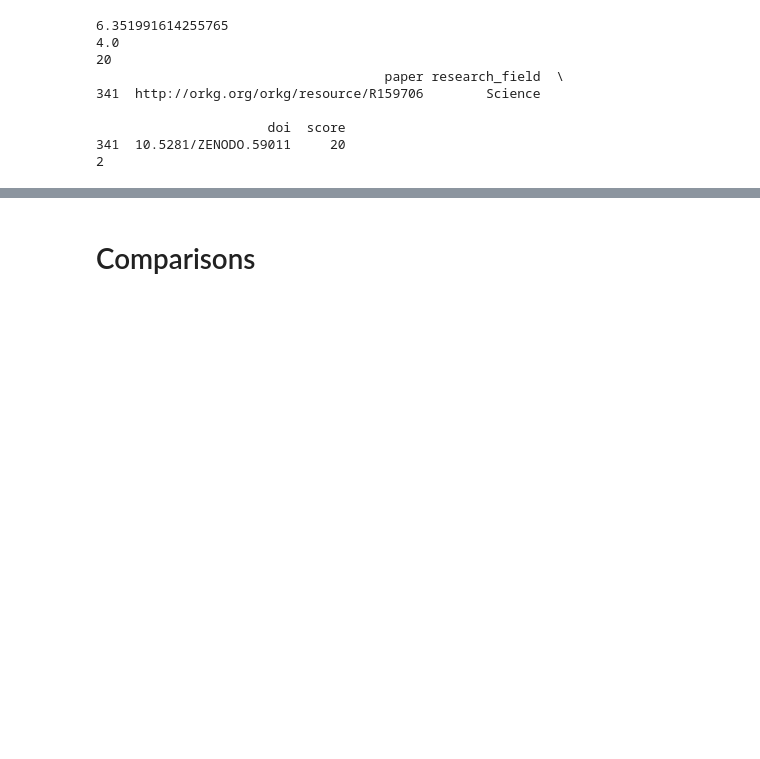
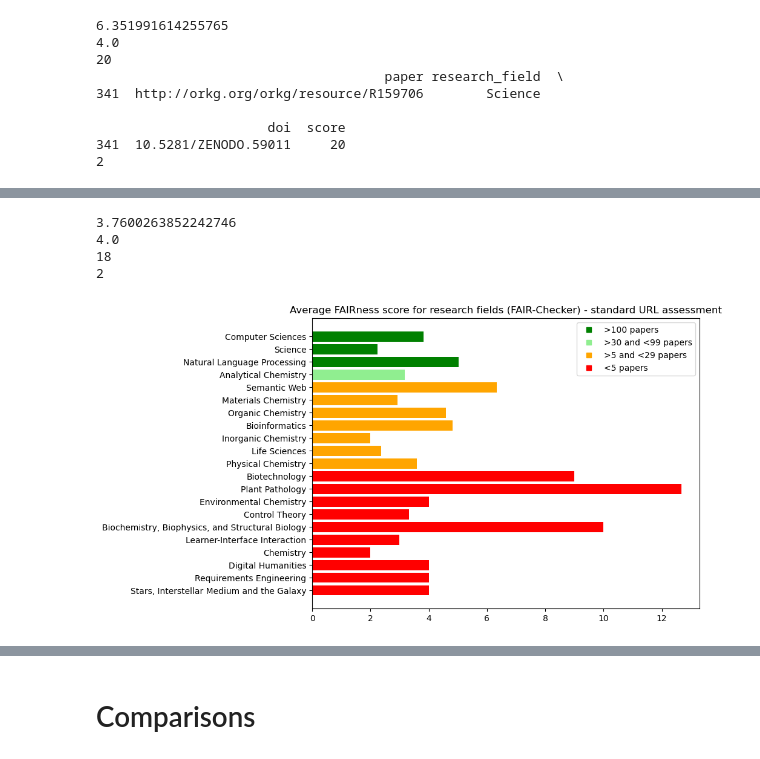
Before and after one commit to mwurzbacher/FAIRness-assessment-tools-evaluation-using-ORKG, a Jupyter notebook: FAIR_Checker_evaluation.ipynb, the cells around one changed output, grey strips where cells are left out. Cells and saved outputs as stored; diff of their text form; code cells hidden in the pictures; blank space fills up the shorter version.

```diff
--- a/FAIR_Checker_evaluation.ipynb
+++ b/FAIR_Checker_evaluation.ipynb
@@ -239,0 +426,19 @@ orkg_url_df
+# %%
+assessment_stdurl_df = pd.DataFrame()
+
+papers = list(chain.from_iterable([[x]*11 for x in orkg_stdurl_df['paper']]))
+assessment_stdurl_df['paper'] = papers
+
+research_fields = list(chain.from_iterable([[x]*11 for x in orkg_stdurl_df['research_field_label']]))
+assessment_stdurl_df['research_field'] = research_fields
+
+urls = list(chain.from_iterable([[x]*11 for x in orkg_stdurl_df['url']]))
+assessment_stdurl_df['url'] = urls
+
+metrics = list(chain.from_iterable([get_metrics_from_result(assessment_result=x) for x in orkg_stdurl_df['FAIR_assessment']]))
+assessment_stdurl_df['metric'] = metrics
+
+scores = list(chain.from_iterable([get_scores_from_result(assessment_result=x) for x in orkg_stdurl_df['FAIR_assessment']]))
+assessment_stdurl_df['score'] = scores
+
+assessment_stdurl_df
@@ -239,0 +459,4 @@ orkg_url_df
+# %%
+aggregate_funcs = {'research_field': 'first', 'url': 'first', 'score': 'sum'}
+total_score_stdurl_df = assessment_stdurl_df.groupby('paper', as_index=False).agg(aggregate_funcs)
+total_score_stdurl_df
@@ -239,0 +477,35 @@ orkg_url_df
+# %%
+print(total_score_stdurl_df["score"].mean())
+print(total_score_stdurl_df["score"].median())
+# possible max = 16
+print(total_score_stdurl_df["score"].max())
+# possible min = 2
+print(total_score_stdurl_df["score"].min())
+# %% [output]
+3.7600263852242746
+4.0
+18
+2
+# %%
+eval3_df = total_score_stdurl_df.groupby("research_field").agg({"score": "sum"})
+eval3_df["counts"] = total_score_stdurl_df["research_field"].value_counts()
+eval3_df = eval3_df.sort_values("counts")
+eval3_df["avg_score"] = eval3_df["score"] / eval3_df["counts"]
+eval3_df = eval3_df.drop(labels=["score"], axis=1)
+eval3_df = eval3_df.reset_index()
+
+plot = plt.figure()
+ax = plot.add_axes([0,0,1,1])
+fields = eval3_df['research_field']
+avg_scores = eval3_df['avg_score']
+counts_color = [{p<5: 'red', 5<=p<30: 'orange', 30<=p<=100: 'lightgreen', p>100: 'green'}[True] for p in eval3_df["counts"]]
+ax.barh(fields, avg_scores, color=counts_color)
+leg_red = mlines.Line2D([], [], color="red", marker="s", ls='', label="<5 papers")
+leg_orange = mlines.Line2D([], [], color="orange", marker="s", ls='', label=">5 and <29 papers")
+leg_lightgreen = mlines.Line2D([], [], color="lightgreen", marker="s", ls='', label=">30 and <99 papers")
+leg_green = mlines.Line2D([], [], color="green", marker="s", ls='', label=">100 papers")
+plt.legend(handles=[leg_green, leg_lightgreen, leg_orange, leg_red])
+plt.title("Average FAIRness score for research fields (FAIR-Checker) - standard URL assessment")
+plt.show()
+# %% [output]
+[figure, added]
```
Also changed, not shown: parts of 29 cells of this notebook.
